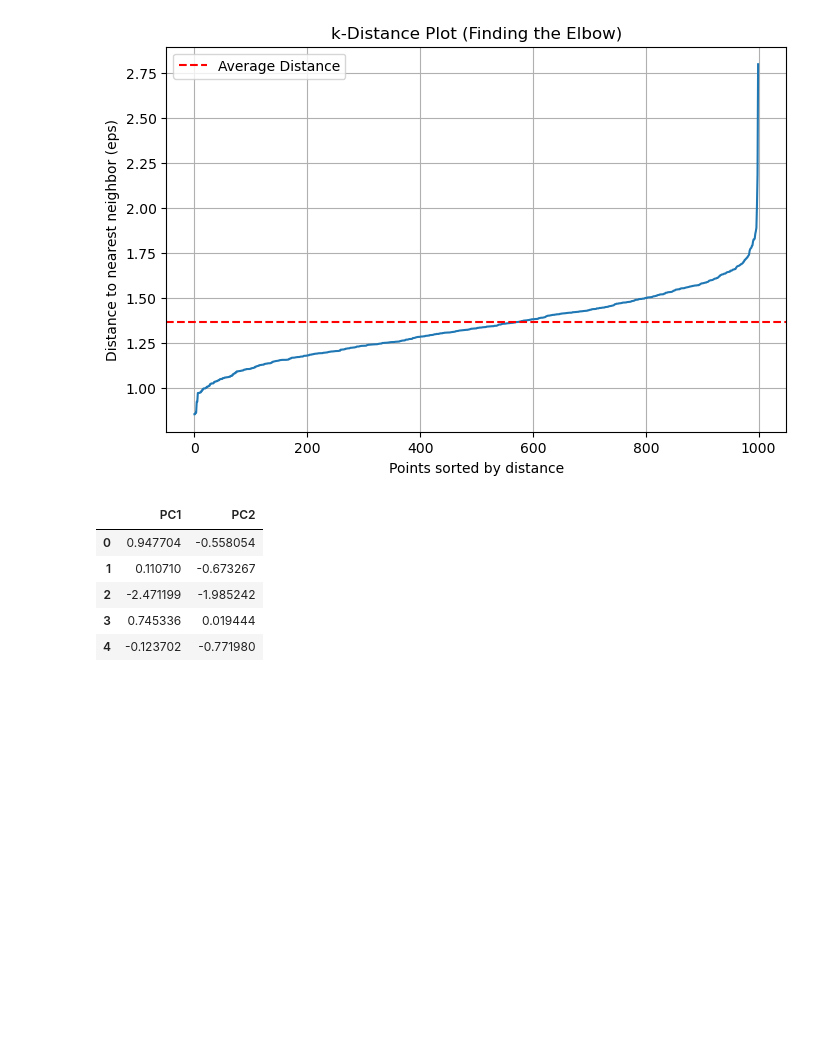
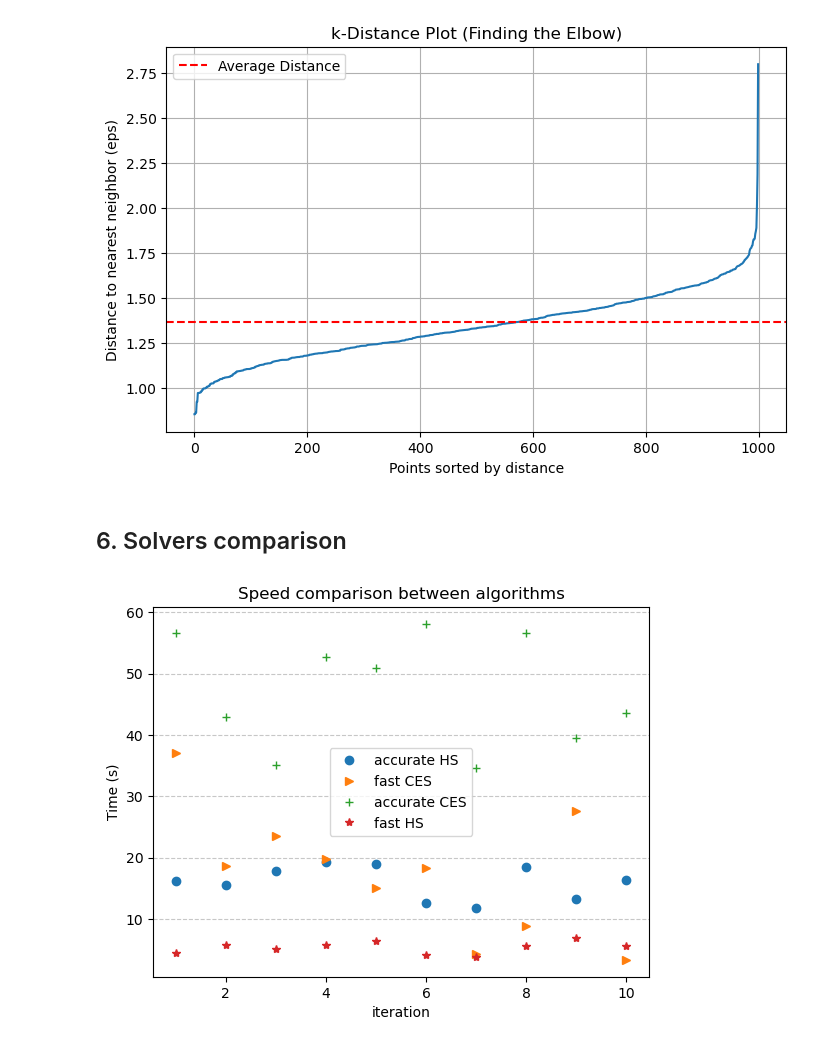
Before and after one commit to Andrea-Tomatis/Harmonomino, a Jupyter notebook: results/data_analysis.ipynb, the cells around one changed output. Cells and saved outputs as stored; diff of their text form; code cells hidden in the pictures; blank space fills up the shorter version.

```diff
--- a/results/data_analysis.ipynb
+++ b/results/data_analysis.ipynb
@@ -276,27 +276,32 @@ plt.grid(True)
 plt.show()
 # %% [output]
 [figure]
-# %%
-from sklearn.decomposition import PCA
-from sklearn.preprocessing import StandardScaler
-
-
-# 2. Standardize the features (Mean=0, Variance=1)
-scaler = StandardScaler()
-scaled_data = scaler.fit_transform(df)
-
-# 3. Initialize and fit PCA
-# 'n_components' defines how many dimensions you want to keep
-pca = PCA(n_components=2)
-pca_results = pca.fit_transform(scaled_data)
-
-# 4. Convert to a readable DataFrame
-pca_df = pd.DataFrame(data=pca_results, columns=['PC1', 'PC2'])
-pca_df.head()
-# %% [output]
-|  | PC1 | PC2 |
-| 0 | 0.947704 | -0.558054 |
-| 1 | 0.110710 | -0.673267 |
-| 2 | -2.471199 | -1.985242 |
-| 3 | 0.745336 | 0.019444 |
-| 4 | -0.123702 | -0.771980 |
+# %% [markdown]
+## 6. Solvers comparison
+# %%
+x,y,z,h,k = [],[],[],[],[]
+with open("comparison_harmony_crossentropy.csv", 'r') as file:
+            csvreader = csv.reader(file)
+
+            # If your file has a header row, uncomment the next line:
+            # next(csvreader)
+
+            for row in csvreader:
+                # Convert strings to floats for numerical plotting
+                y.append(float(row[2]))
+                z.append(float(row[4]))
+                h.append(float(row[6]))
+                k.append(float(row[8]))
+                x.append(float(row[0]))
+
+plt.plot(x,y, 'o', label='accurate HS')
+plt.plot(x,h, '>', label='fast CES')
+plt.plot(x,z, '+', label='accurate CES')
+plt.plot(x,k, '*', label='fast HS')
+plt.legend()
+plt.xlabel('iteration')
+plt.ylabel('Time (s)')
+plt.title('Speed comparison between algorithms')
+plt.grid(axis='y', linestyle='--', alpha=0.7)
+# %% [output]
+[figure, added]
```
Also changed, not shown: parts of 1 cell of this notebook, 1 other file.
